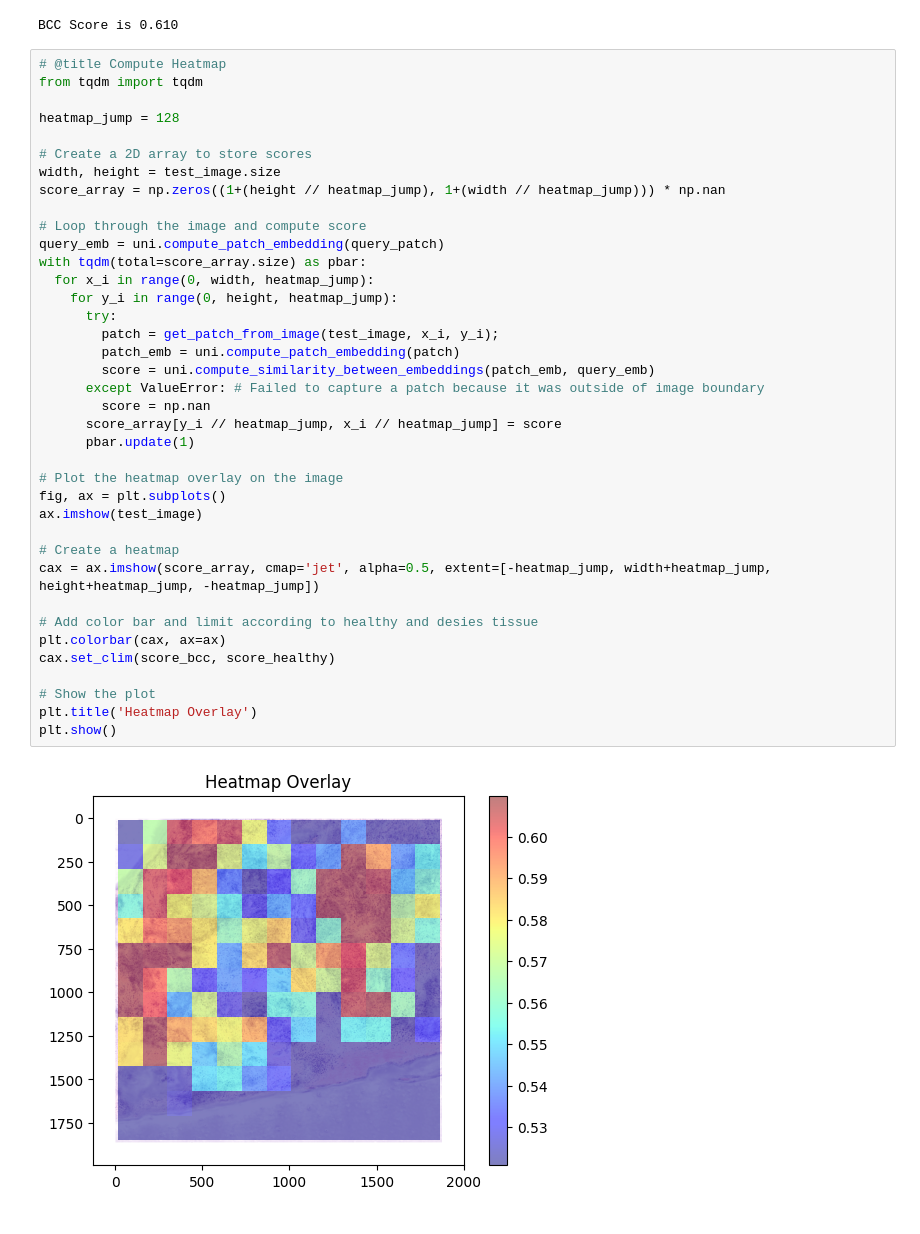
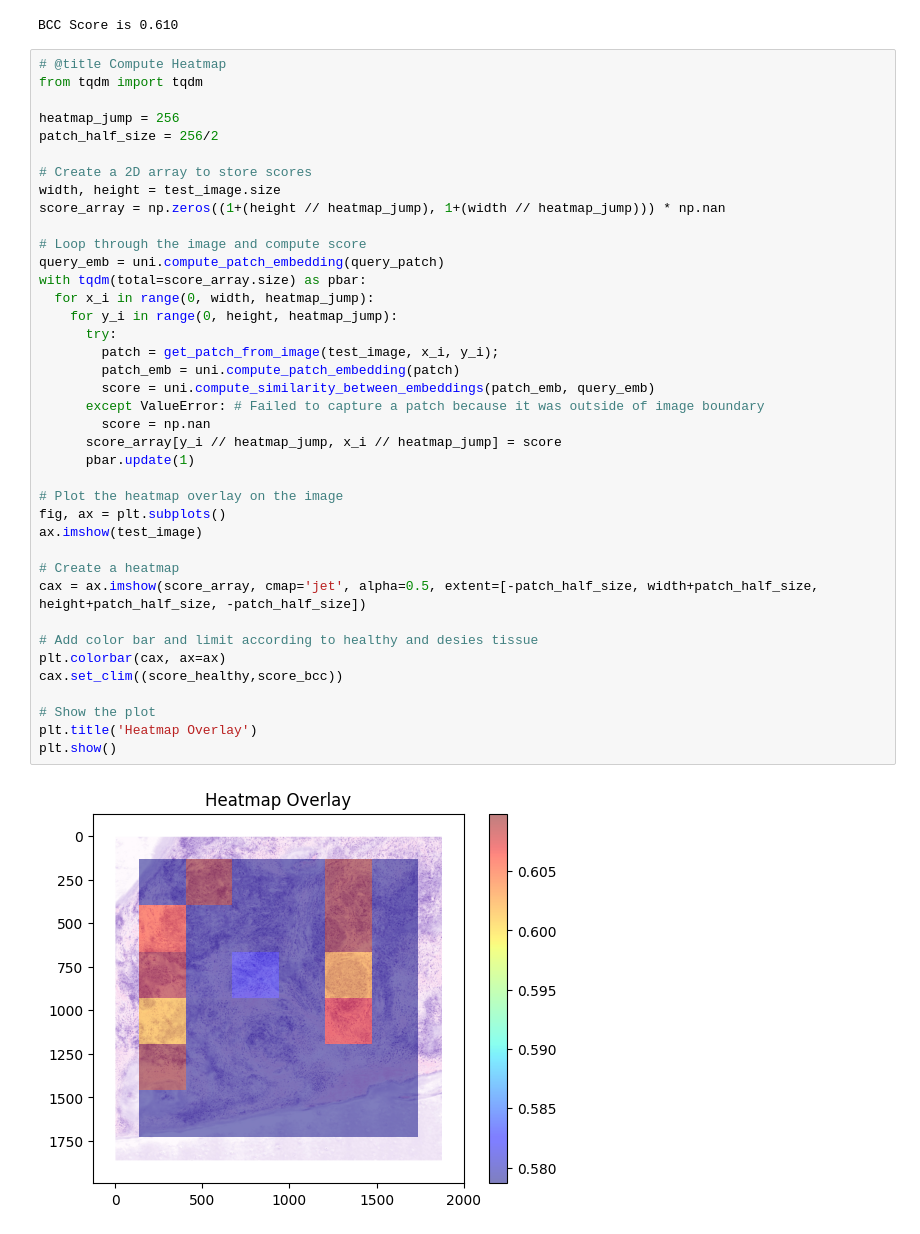
Before and after one commit to WinetraubLab/roi-classification-foundation-model, a Jupyter notebook: compute_uni_heatmap.ipynb, the cells around one changed output. Drawn from its saved outputs; the diff is of its cells as text.

```diff
--- a/compute_uni_heatmap.ipynb
+++ b/compute_uni_heatmap.ipynb
@@ -96,39 +94,40 @@ BCC Score is 0.610
 # @title Compute Heatmap
 from tqdm import tqdm
 
-heatmap_jump = 128
+heatmap_jump = 256
+patch_half_size = 256/2
 
 # Create a 2D array to store scores
 width, height = test_image.size
 score_array = np.zeros((1+(height // heatmap_jump), 1+(width // heatmap_jump))) * np.nan
 
 # Loop through the image and compute score
 query_emb = uni.compute_patch_embedding(query_patch)
 with tqdm(total=score_array.size) as pbar:
   for x_i in range(0, width, heatmap_jump):
     for y_i in range(0, height, heatmap_jump):
       try:
         patch = get_patch_from_image(test_image, x_i, y_i);
         patch_emb = uni.compute_patch_embedding(patch)
         score = uni.compute_similarity_between_embeddings(patch_emb, query_emb)
       except ValueError: # Failed to capture a patch because it was outside of image boundary
         score = np.nan
       score_array[y_i // heatmap_jump, x_i // heatmap_jump] = score
       pbar.update(1)
 
 # Plot the heatmap overlay on the image
 fig, ax = plt.subplots()
 ax.imshow(test_image)
 
 # Create a heatmap
-cax = ax.imshow(score_array, cmap='jet', alpha=0.5, extent=[-heatmap_jump, width+heatmap_jump, height+heatmap_jump, -heatmap_jump])
+cax = ax.imshow(score_array, cmap='jet', alpha=0.5, extent=[-patch_half_size, width+patch_half_size, height+patch_half_size, -patch_half_size])
 
 # Add color bar and limit according to healthy and desies tissue
 plt.colorbar(cax, ax=ax)
-cax.set_clim(score_bcc, score_healthy)
+cax.set_clim((score_healthy,score_bcc))
 
 # Show the plot
 plt.title('Heatmap Overlay')
 plt.show()
 # %% [output]
-[figure, old version]
+[figure, new version]
```
Also changed, not shown: parts of 1 cell of this notebook.
